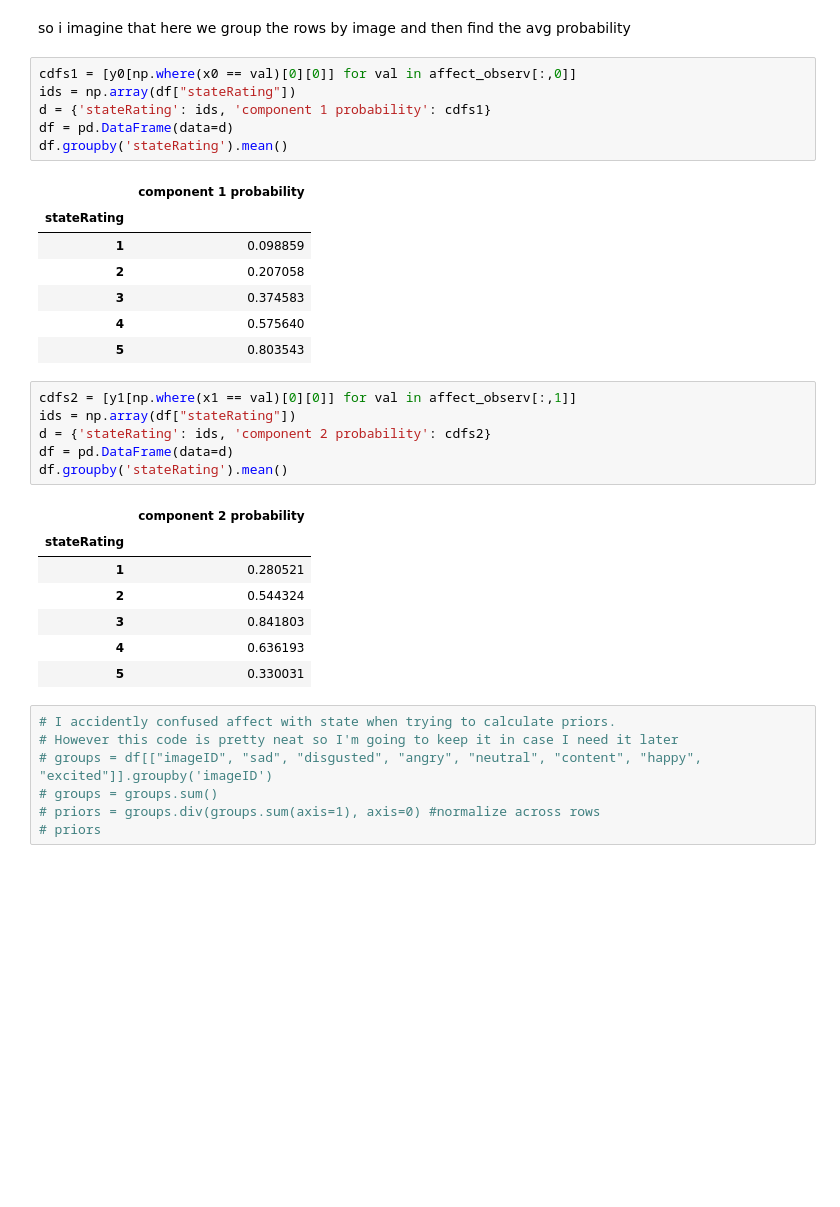
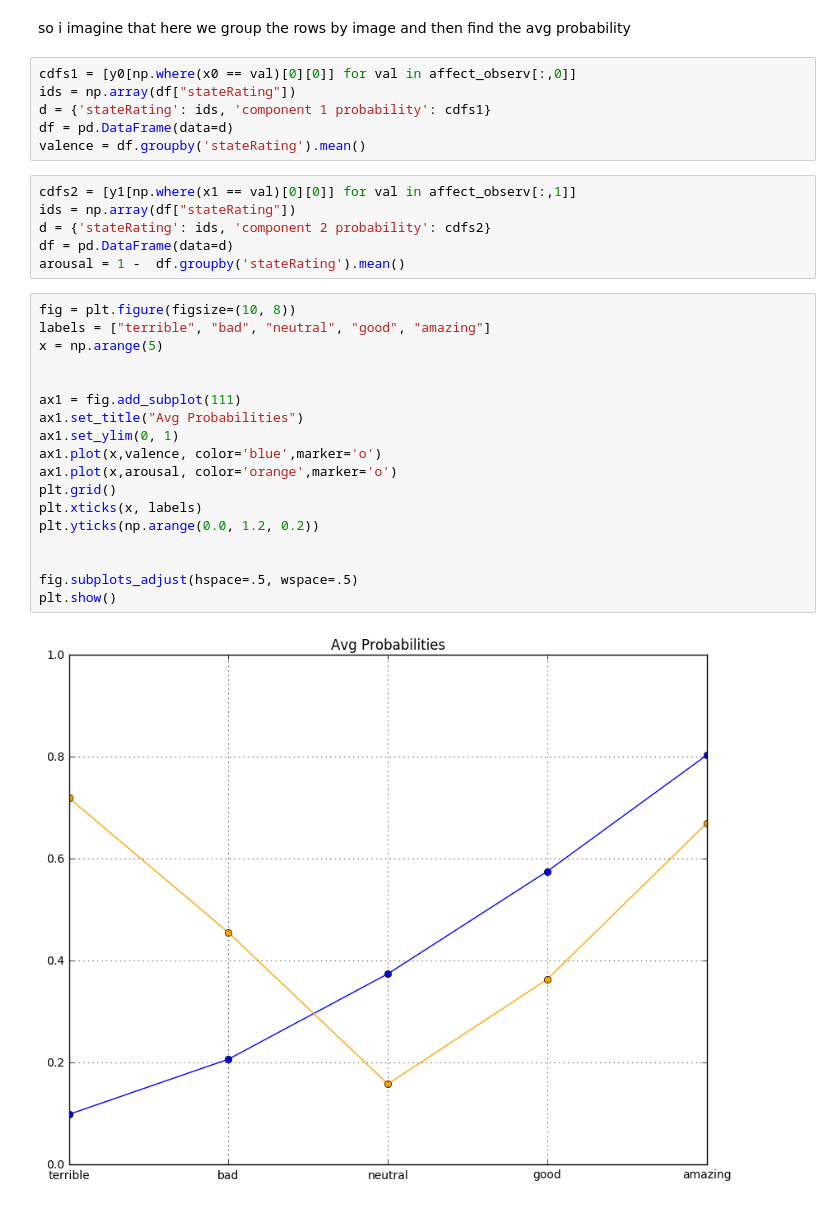
Before and after one commit to BCMarquez/RSA-NN, a Jupyter notebook: irony/irony/Experiment 1.ipynb, the cells around one changed output. Cells and saved outputs as stored; diff of their text form; blank space fills up the shorter version.

```diff
--- a/irony/irony/Experiment 1.ipynb
+++ b/irony/irony/Experiment 1.ipynb
@@ -132,33 +140,30 @@ cdfs1 = [y0[np.where(x0 == val)[0][0]] for val in affect_observ[:,0]]
 ids = np.array(df["stateRating"])
 d = {'stateRating': ids, 'component 1 probability': cdfs1}
 df = pd.DataFrame(data=d)
-df.groupby('stateRating').mean()
+valence = df.groupby('stateRating').mean()
-# %% [output]
-|  | component 1 probability |
-| stateRating |  |
-| 1 | 0.098859 |
-| 2 | 0.207058 |
-| 3 | 0.374583 |
-| 4 | 0.575640 |
-| 5 | 0.803543 |
 # %%
 cdfs2 = [y1[np.where(x1 == val)[0][0]] for val in affect_observ[:,1]]
 ids = np.array(df["stateRating"])
 d = {'stateRating': ids, 'component 2 probability': cdfs2}
 df = pd.DataFrame(data=d)
-df.groupby('stateRating').mean()
+arousal = 1 -  df.groupby('stateRating').mean()
-# %% [output]
-|  | component 2 probability |
-| stateRating |  |
-| 1 | 0.280521 |
-| 2 | 0.544324 |
-| 3 | 0.841803 |
-| 4 | 0.636193 |
-| 5 | 0.330031 |
-# %%
-# I accidently confused affect with state when trying to calculate priors.
-# However this code is pretty neat so I'm going to keep it in case I need it later
-# groups = df[["imageID", "sad", "disgusted", "angry", "neutral", "content", "happy", "excited"]].groupby('imageID')
-# groups = groups.sum()
-# priors = groups.div(groups.sum(axis=1), axis=0) #normalize across rows
-# priors
+# %%
+fig = plt.figure(figsize=(10, 8))
+labels = ["terrible", "bad", "neutral", "good", "amazing"]
+x = np.arange(5)
+
+
+ax1 = fig.add_subplot(111)
+ax1.set_title("Avg Probabilities")
+ax1.set_ylim(0, 1)
+ax1.plot(x,valence, color='blue',marker='o')
+ax1.plot(x,arousal, color='orange',marker='o')
+plt.grid()
+plt.xticks(x, labels)
+plt.yticks(np.arange(0.0, 1.2, 0.2))
+
+
+fig.subplots_adjust(hspace=.5, wspace=.5)
+plt.show()
+# %% [output]
+[figure, added]
```
Also changed, not shown: parts of 3 cells of this notebook, 1 other file.
